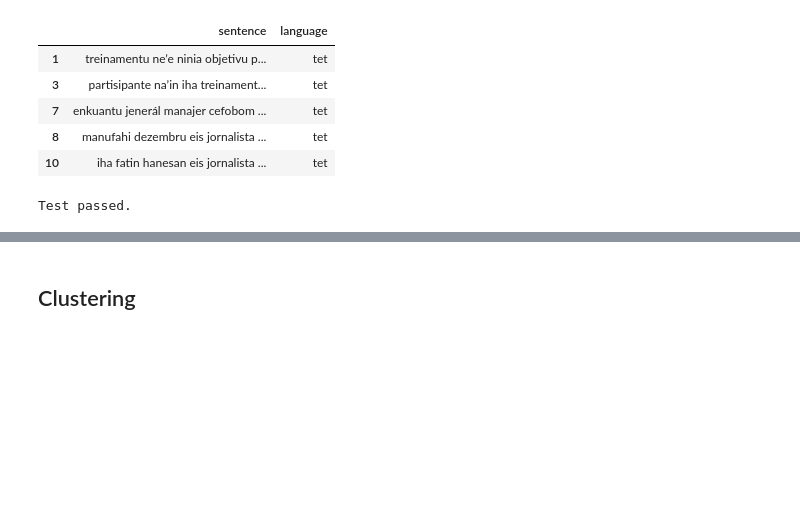
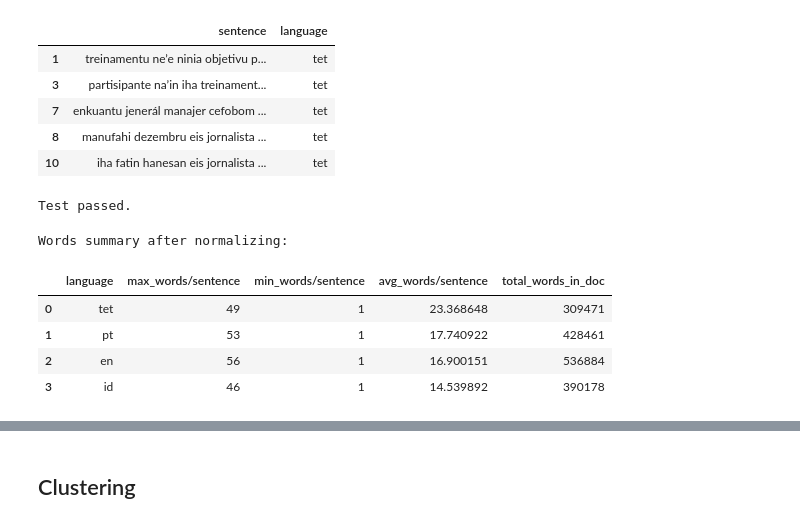
Before and after one commit to gabriel-de-jesus/tetun-lid, a Jupyter notebook: tetun-lid.ipynb, the cells around one changed output, grey strips where cells are left out. Cells and saved outputs as stored; diff of their text form; code cells hidden in the pictures; blank space fills up the shorter version.

```diff
--- a/tetun-lid.ipynb
+++ b/tetun-lid.ipynb
@@ -102,6 +113,17 @@ except AssertionError:
     print("The total is different.")
 # %% [output]
 Test passed.
+# %%
+# words summary
+print(f"Words summary after normalizing:")
+words_summary(final_clean_dataset)
+# %% [output]
+Words summary after normalizing:
+|  | language | max_words/sentence | min_words/sentence | avg_words/sentence | total_words_in_doc |
+| 0 | tet | 49 | 1 | 23.368648 | 309471 |
+| 1 | pt | 53 | 1 | 17.740922 | 428461 |
+| 2 | en | 56 | 1 | 16.900151 | 536884 |
+| 3 | id | 46 | 1 | 14.539892 | 390178 |
 # %%
 # visualize clean data
 display_data_in_boxplot(final_clean_dataset)
```
Also changed, not shown: parts of 13 cells of this notebook, 4 other files.
